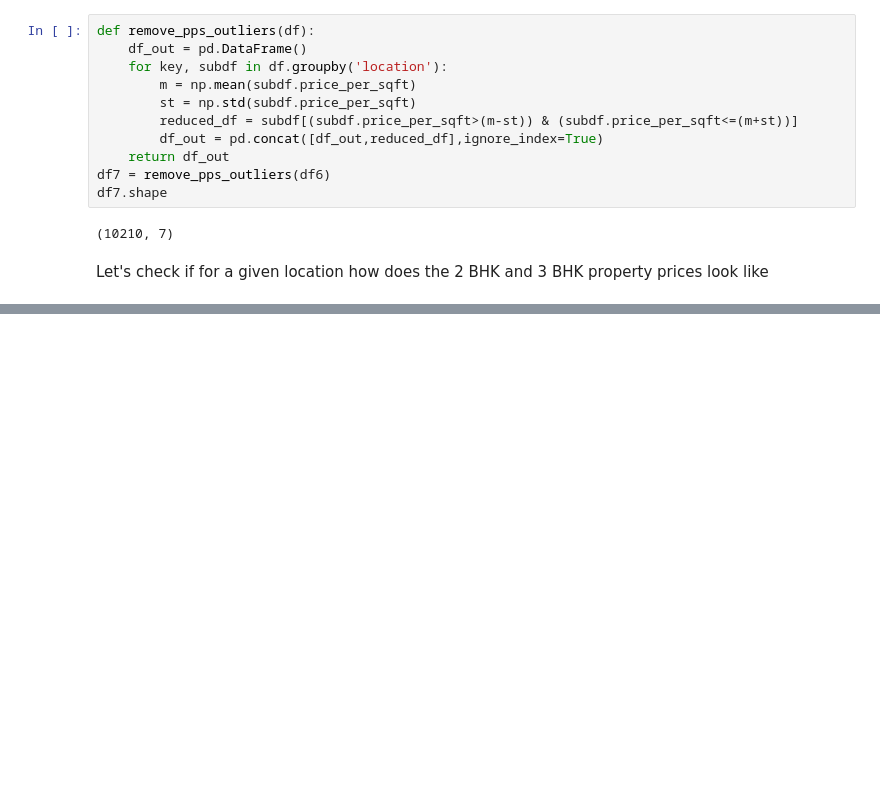
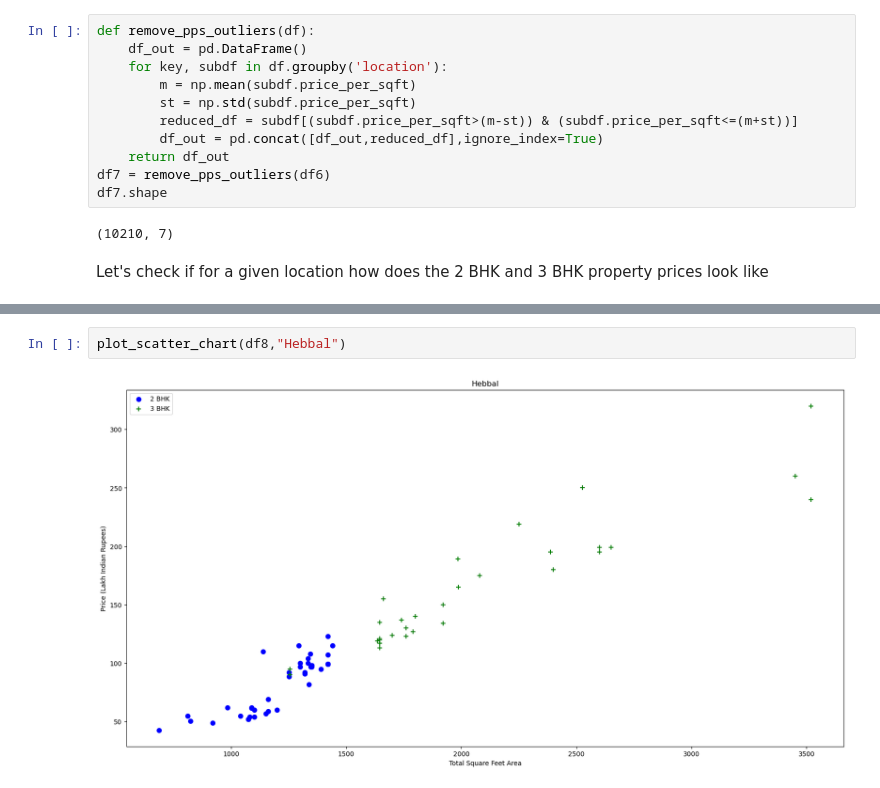
Before and after one commit to Sipher2003/OtherCodes, a Jupyter notebook: Python/jupyter/Machine Learning/HPP/code/hpp.ipynb, the cells around one changed output, grey strips where cells are left out. Saved outputs shown, nothing was run; the diff lists cells and outputs as text; blank space fills up the shorter version.

```diff
--- a/Python/jupyter/Machine Learning/HPP/code/hpp.ipynb
+++ b/Python/jupyter/Machine Learning/HPP/code/hpp.ipynb
@@ -338,0 +398,4 @@ plot_scatter_chart(df7,"Rajaji Nagar")
+# %%
+plot_scatter_chart(df8,"Hebbal")
+# %% [output]
+[figure, added]
```
Also changed, not shown: parts of 13 cells of this notebook.
